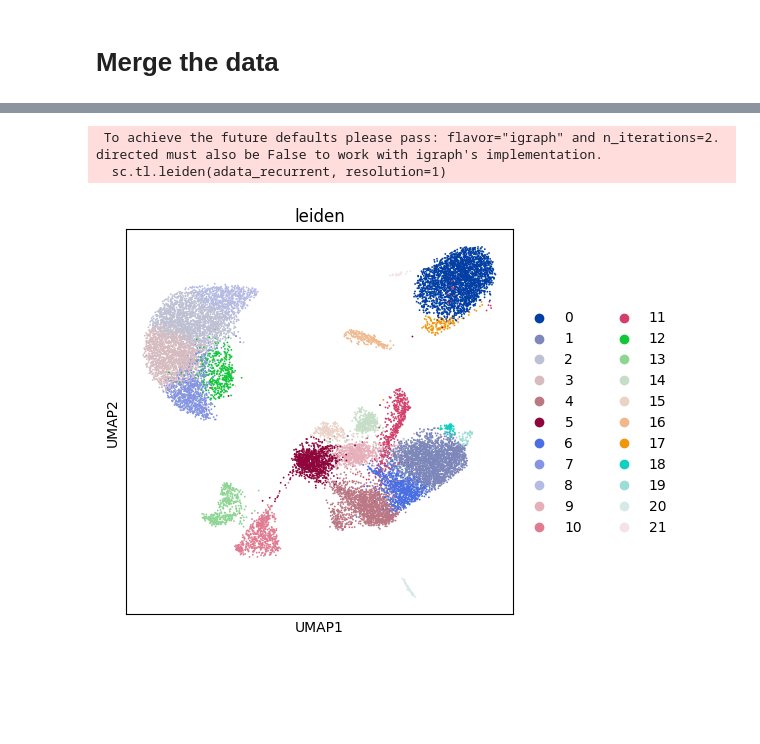
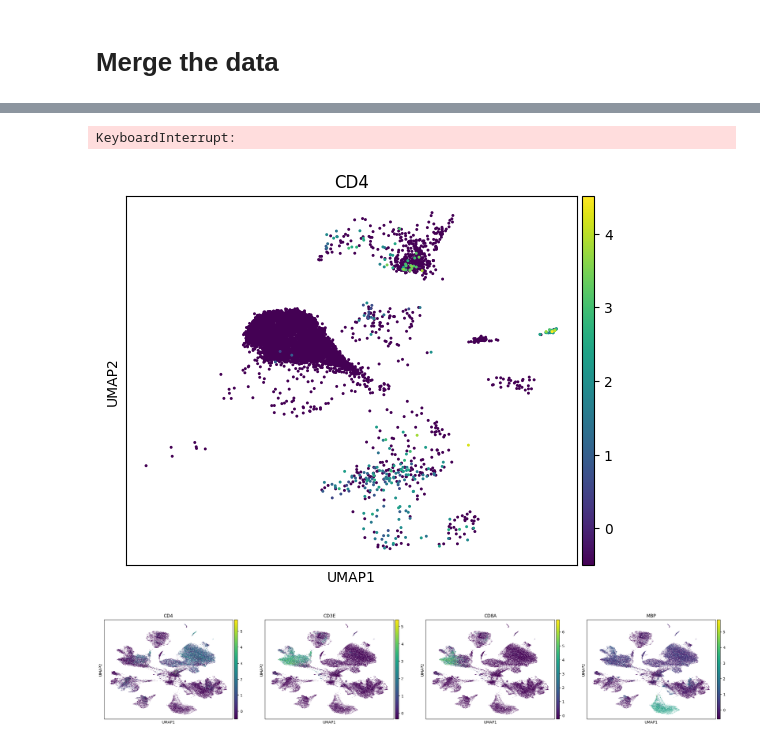
Before and after one commit to Sungwoo-Chang/spatial_241029, a Jupyter notebook: sc_from_out/1. recurrent_preprocessing.ipynb, the cells around one changed output, grey strips where cells are left out. Saved outputs shown, nothing was run; the diff lists cells and outputs as text; code cells hidden in the pictures; blank space fills up the shorter version.

```diff
--- a/sc_from_out/1. recurrent_preprocessing.ipynb
+++ b/sc_from_out/1. recurrent_preprocessing.ipynb
@@ -263,10 +482,8 @@ adata_recurrent = adata_recurrent[~adata_recurrent.obs['predicted_doublets'], :]
 # %%
 # leiden clustering
-sc.tl.leiden(adata_recurrent, resolution=1)
-fig = sc.pl.umap(adata_recurrent, color='leiden', return_fig=True)
+sc.tl.leiden(adata, resolution=0.5)
+fig = sc.pl.umap(adata, color='leiden', return_fig=True)
 fig.set_size_inches(5, 5)
 plt.show()
 # %% [output]
- To achieve the future defaults please pass: flavor="igraph" and n_iterations=2.  directed must also be False to work with igraph's implementation.
-  sc.tl.leiden(adata_recurrent, resolution=1)
+KeyboardInterrupt:
-[figure, removed]
@@ -274,0 +490,17 @@ adata_recurrent.write_h5ad(folderpath + 'adata_recurrent_preprocessed_sampled.h5
+# %%
+# adata.obs['sample']이 Pt5인 세포만 선택
+
+adata_subset = adata[adata.obs['sample'] == 'Pt15', :]
+sc.pl.umap(
+    adata_subset,
+    color = 'CD4'
+)
+# %% [output]
+[figure, added]
+# %%
+sc.pl.umap(
+    adata,
+    color = ['CD4', 'CD3E', 'CD8A', 'MBP']
+)
+# %% [output]
+[figure, added]
```
Also changed, not shown: parts of 29 cells of this notebook, 9 other files.
